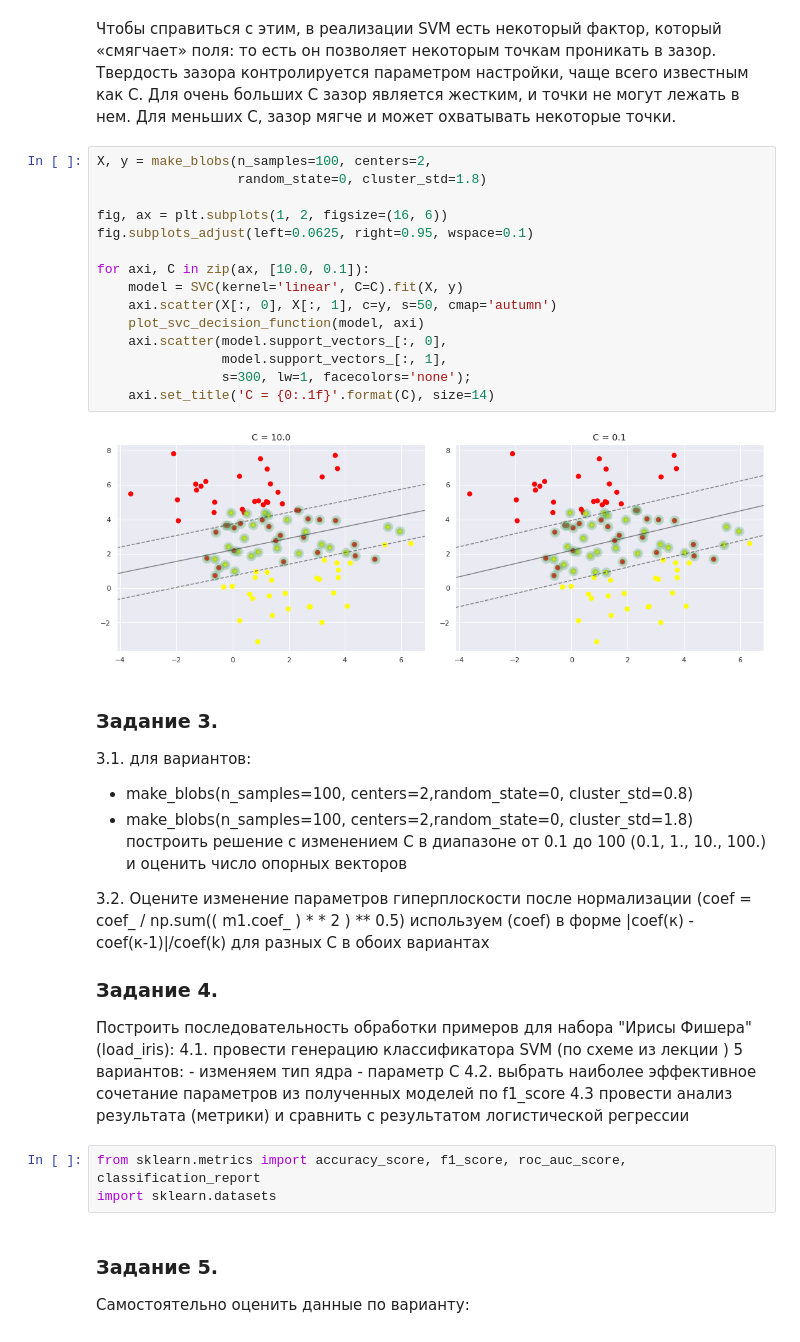
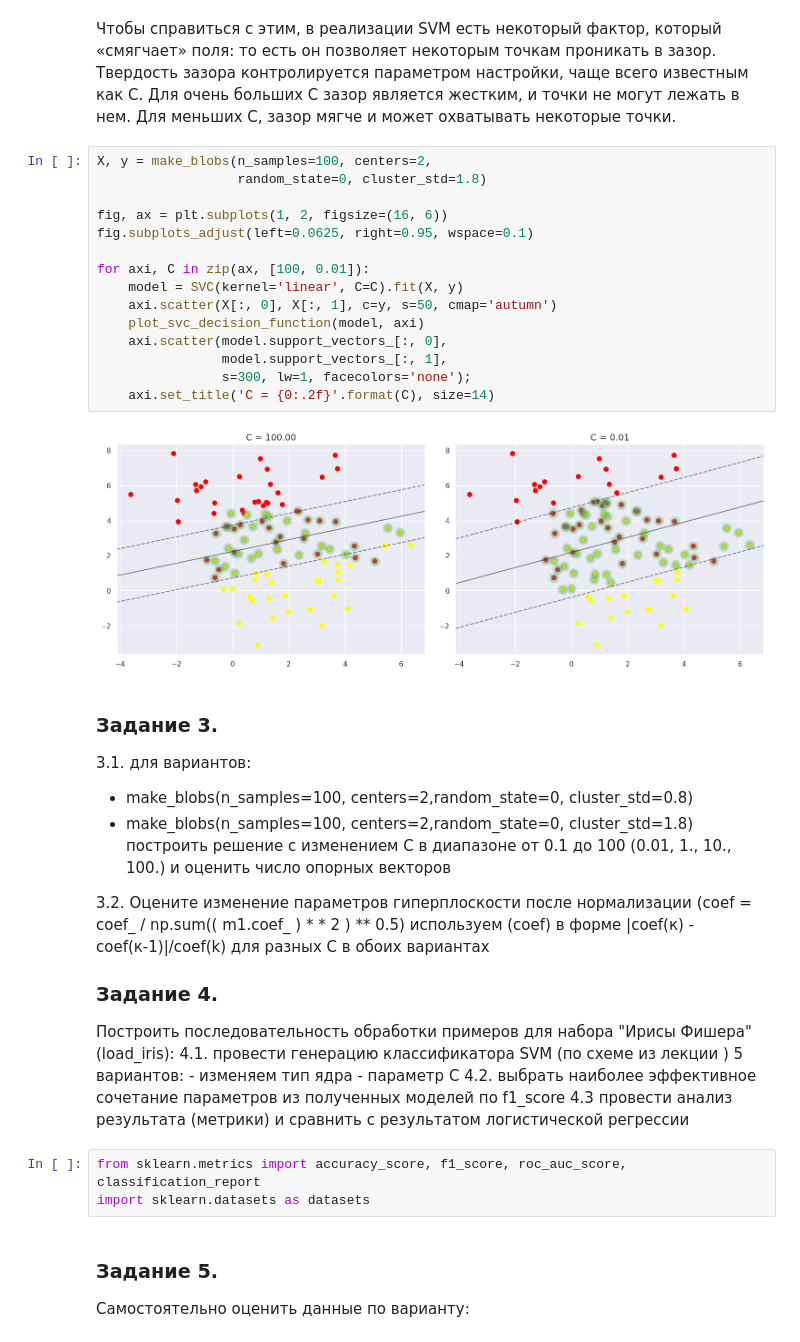
Before and after one commit to mkorlyakova/MSTU-courses, a Jupyter notebook: ML magister/6/ML_lab3.ipynb, the cells around one changed output. Cells and saved outputs as stored; diff of their text form.

```diff
--- a/ML magister/6/ML_lab3.ipynb
+++ b/ML magister/6/ML_lab3.ipynb
@@ -311,27 +323,27 @@ plt.scatter(X[:, 0], X[:, 1], c=y, s=50, cmap='autumn');
 # %%
 X, y = make_blobs(n_samples=100, centers=2,
                   random_state=0, cluster_std=1.8)
 
 fig, ax = plt.subplots(1, 2, figsize=(16, 6))
 fig.subplots_adjust(left=0.0625, right=0.95, wspace=0.1)
 
-for axi, C in zip(ax, [10.0, 0.1]):
+for axi, C in zip(ax, [100, 0.01]):
     model = SVC(kernel='linear', C=C).fit(X, y)
     axi.scatter(X[:, 0], X[:, 1], c=y, s=50, cmap='autumn')
     plot_svc_decision_function(model, axi)
     axi.scatter(model.support_vectors_[:, 0],
                 model.support_vectors_[:, 1],
                 s=300, lw=1, facecolors='none');
-    axi.set_title('C = {0:.1f}'.format(C), size=14)
+    axi.set_title('C = {0:.2f}'.format(C), size=14)
 # %% [output]
-[figure, old version]
+[figure, new version]
 # %% [markdown]
 ### **Задание 3.**
 
 3.1. для вариантов:
   -  make_blobs(n_samples=100, centers=2,random_state=0, cluster_std=0.8)
   -  make_blobs(n_samples=100, centers=2,random_state=0, cluster_std=1.8)
-  построить решение с изменением С в диапазоне от 0.1 до 100 (0.1, 1., 10., 100.) и оценить число опорных векторов
+  построить решение с изменением С в диапазоне от 0.1 до 100 (0.01, 1., 10., 100.) и оценить число опорных векторов
 
 3.2. Оцените изменение параметров гиперплоскости после нормализации (coef = coef_ / np.sum(( m1.coef_ ) * * 2 ) ** 0.5) используем (coef) в форме |coef(к) - coef(к-1)|/coef(k) для разных С в обоих вариантах
 
@@ -345,7 +357,7 @@ for axi, C in zip(ax, [10.0, 0.1]):
  4.3 провести анализ результата (метрики) и сравнить с результатом логистической регрессии
 # %%
 from sklearn.metrics import accuracy_score, f1_score, roc_auc_score, classification_report
-import sklearn.datasets
+import sklearn.datasets as datasets
 # %% [markdown]
 ### **Задание 5.**
 
```
Also changed, not shown: parts of 24 cells of this notebook.
